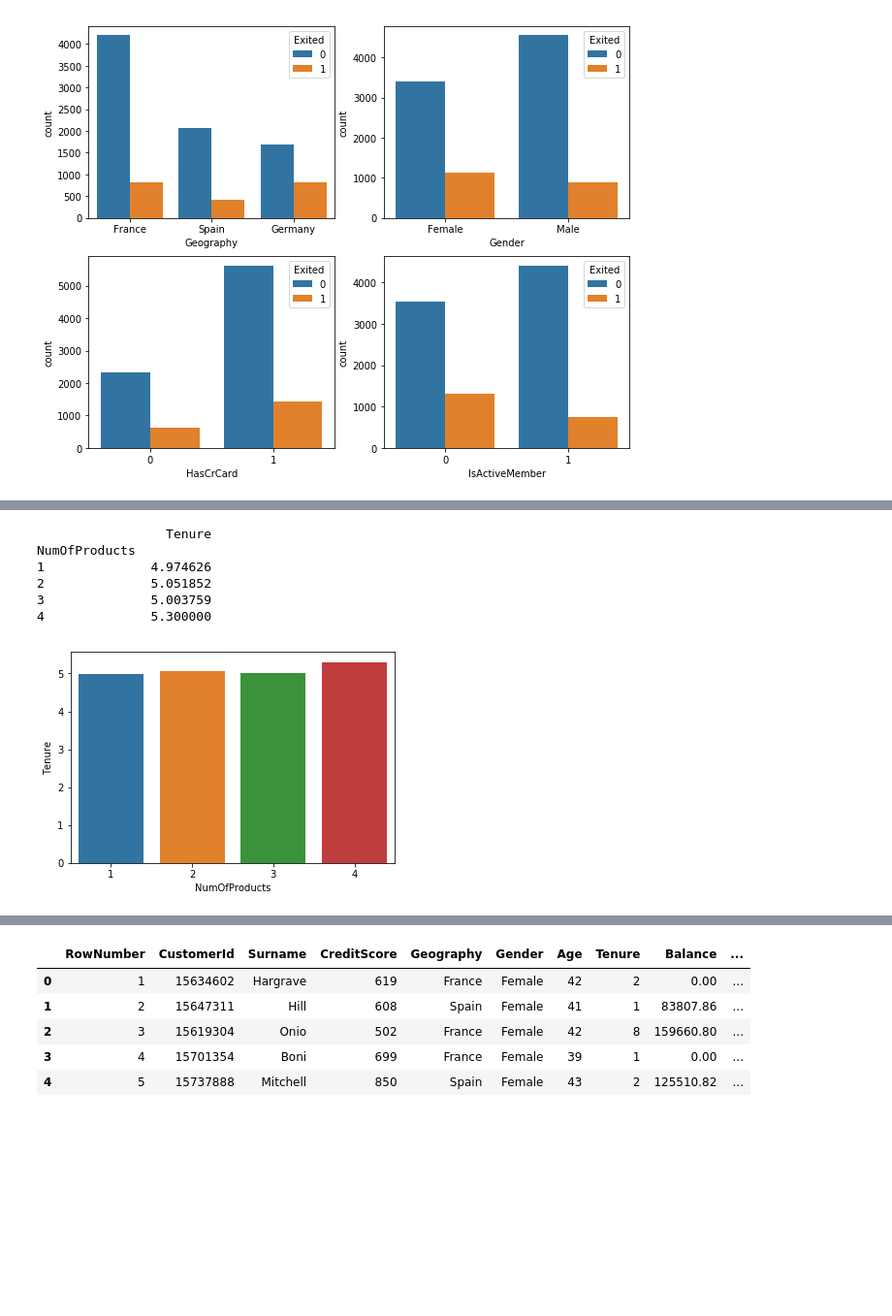
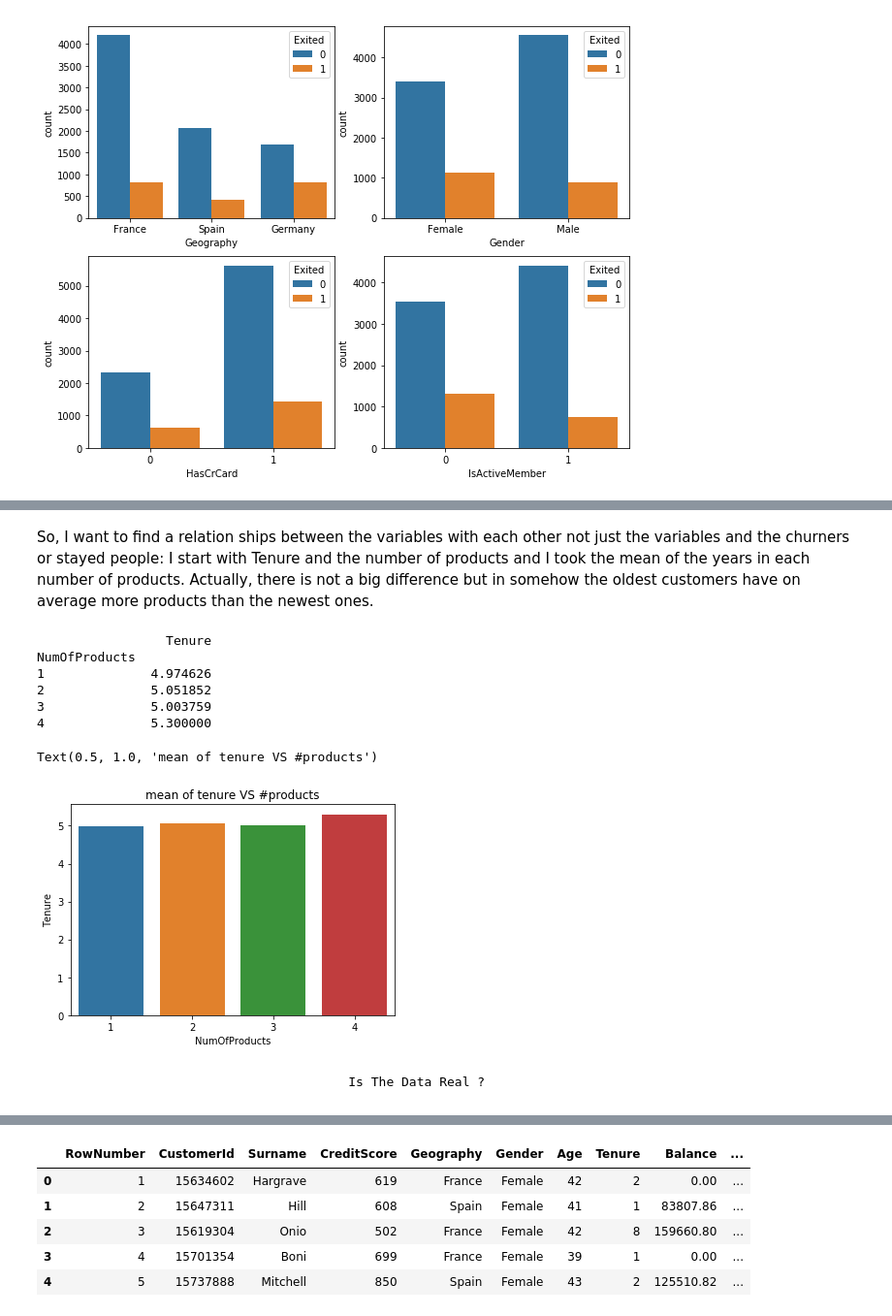
Before and after one commit to SondosJamal/visualization, a Jupyter notebook: banks prediction.ipynb, the cells around one changed output, grey strips where cells are left out. Shown at 97% size. Cells and saved outputs as stored; diff of their text form; code cells hidden in the pictures; blank space fills up the shorter version.

```diff
--- a/banks prediction.ipynb
+++ b/banks prediction.ipynb
@@ -261,14 +296,24 @@ more products than the newest ones.'''
+# %% [markdown]
+So, I want to find a relation ships between the variables with each other not just the
+variables and the churners or stayed people:
+I start with Tenure and the number of products and I took the mean of the years in each number of products.
+Actually, there is not a big difference but in somehow the oldest customers have on average
+more products than the newest ones.
 # %%
 Pro_Ten = df.groupby('NumOfProducts')['Tenure'].mean()
 ten_nopro=pd.DataFrame({'NumOfProducts':Pro_Ten.index,'Tenure':Pro_Ten.values})
 ten_nopro.set_index('NumOfProducts',inplace=True)
 my_pl = sns.barplot(x=ten_nopro.index, y=ten_nopro['Tenure'])
 print(ten_nopro)
+plt.title('mean of tenure VS #products')
 # %% [output]
                  Tenure
 NumOfProducts
 1              4.974626
 2              5.051852
 3              5.003759
 4              5.300000
+Text(0.5, 1.0, 'mean of tenure VS #products')
-[figure, old version]
+[figure, new version]
+# %% [markdown]
+                                           Is The Data Real ?
```
Also changed, not shown: parts of 83 cells of this notebook.
